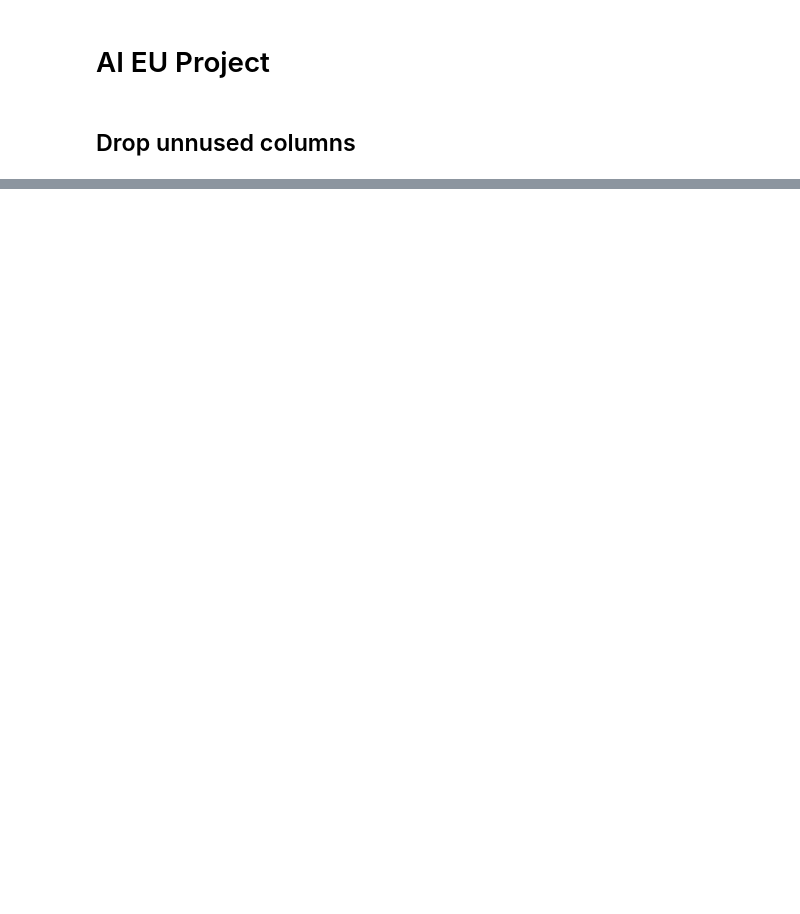
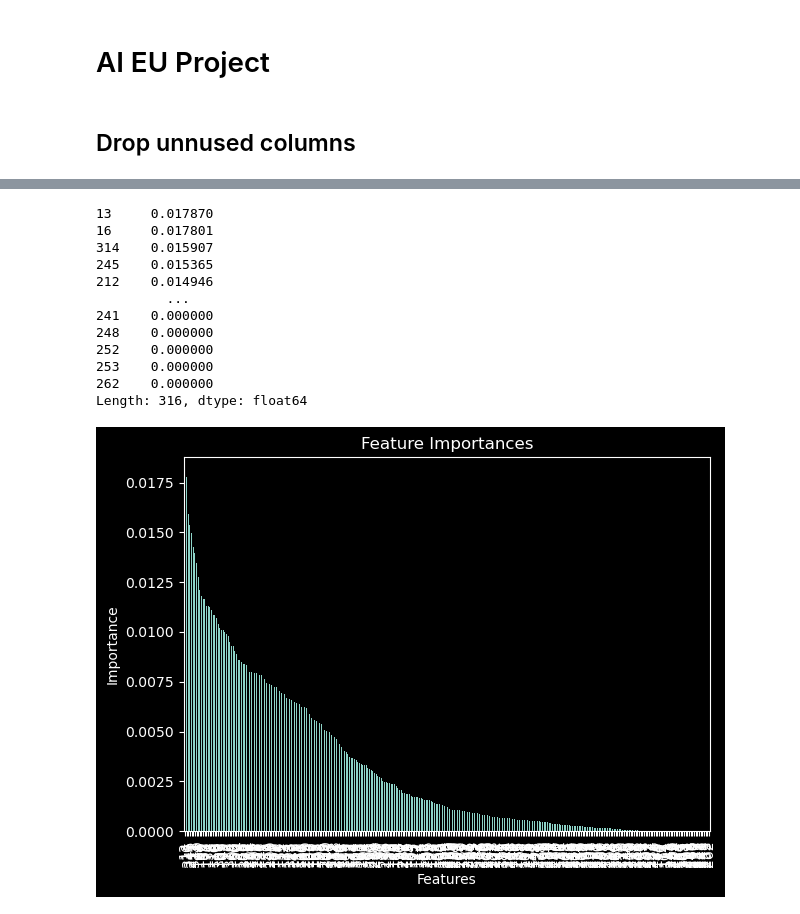
Before and after one commit to Marchant01/ai_eu_project, a Jupyter notebook: eda.ipynb, the cells around one changed output, grey strips where cells are left out. Cells and saved outputs as stored; diff of their text form; code cells hidden in the pictures; blank space fills up the shorter version.

Commit message:
Added feature importance analysis

```diff
--- a/eda.ipynb
+++ b/eda.ipynb
@@ -120,3 +120,45 @@ Try using .loc[row_indexer,col_indexer] = value instead
 
 See the caveats in the documentation: https://pandas.pydata.org/pandas-docs/stable/user_guide/indexing.html#returning-a-view-versus-a-copy
   dataFrame[column] = dataFrame[column].astype(int)
+# %%
+from sklearn.ensemble import RandomForestClassifier
+from sklearn.model_selection import train_test_split
+import matplotlib.pyplot as plt
+
+X = df_oh
+y = df_y
+
+# Split data
+X_train_val, X_test, y_train_val, y_test = train_test_split(X, y, random_state=42, test_size=0.2)
+X_train, X_val, y_train, y_val = train_test_split(X_train_val, y_train_val, random_state=42, test_size=0.2)
+
+rm_model = RandomForestClassifier()
+
+rm_model.fit(X_train, y_train)
+
+importances = pd.Series(rm_model.feature_importances_).sort_values(ascending=False)
+
+print(importances)
+
+importances.plot(kind='bar')
+plt.title('Feature Importances')
+plt.xlabel('Features')
+plt.ylabel('Importance')
+
+plt.tight_layout()
+
+plt.show()
+# %% [output]
+13     0.017870
+16     0.017801
+314    0.015907
+245    0.015365
+212    0.014946
+         ...
+241    0.000000
+248    0.000000
+252    0.000000
+253    0.000000
+262    0.000000
+Length: 316, dtype: float64
+[figure, added]
```
Also changed, not shown: parts of 1 cell of this notebook.
